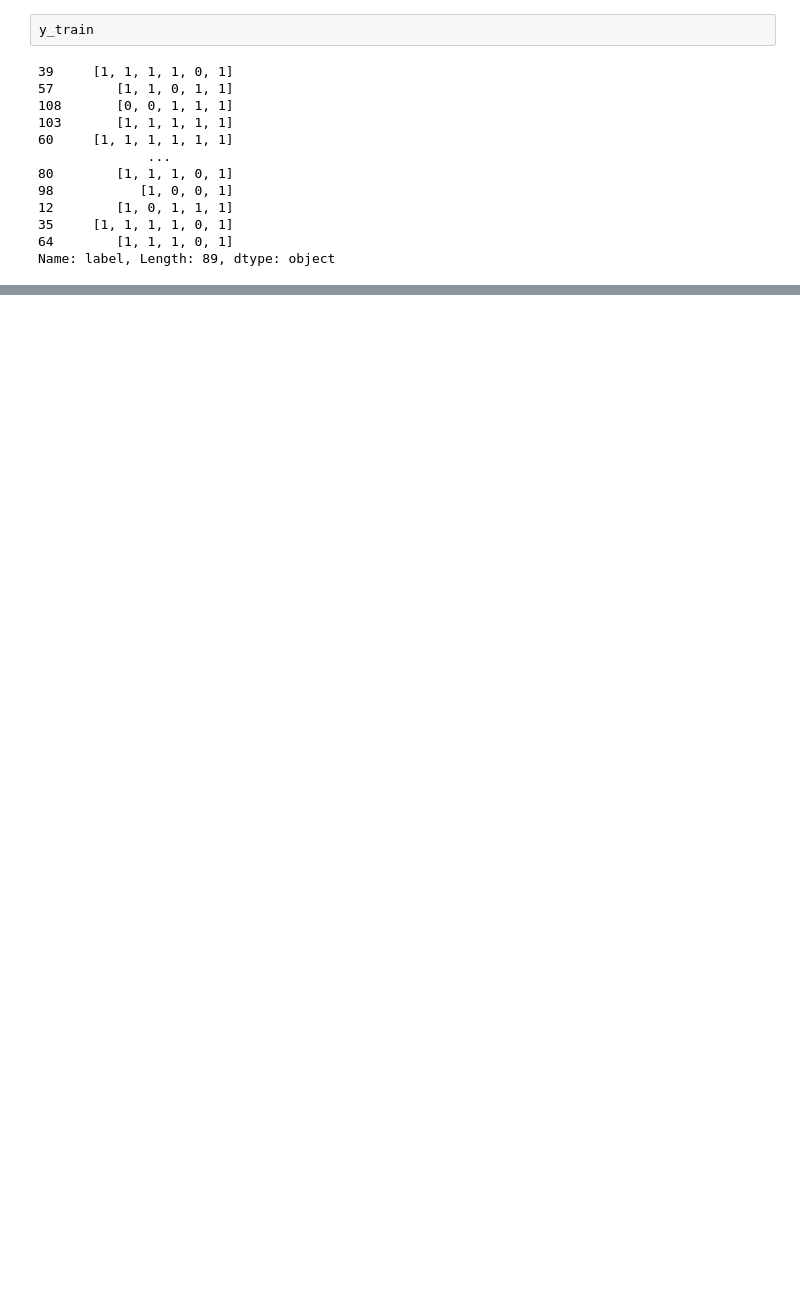
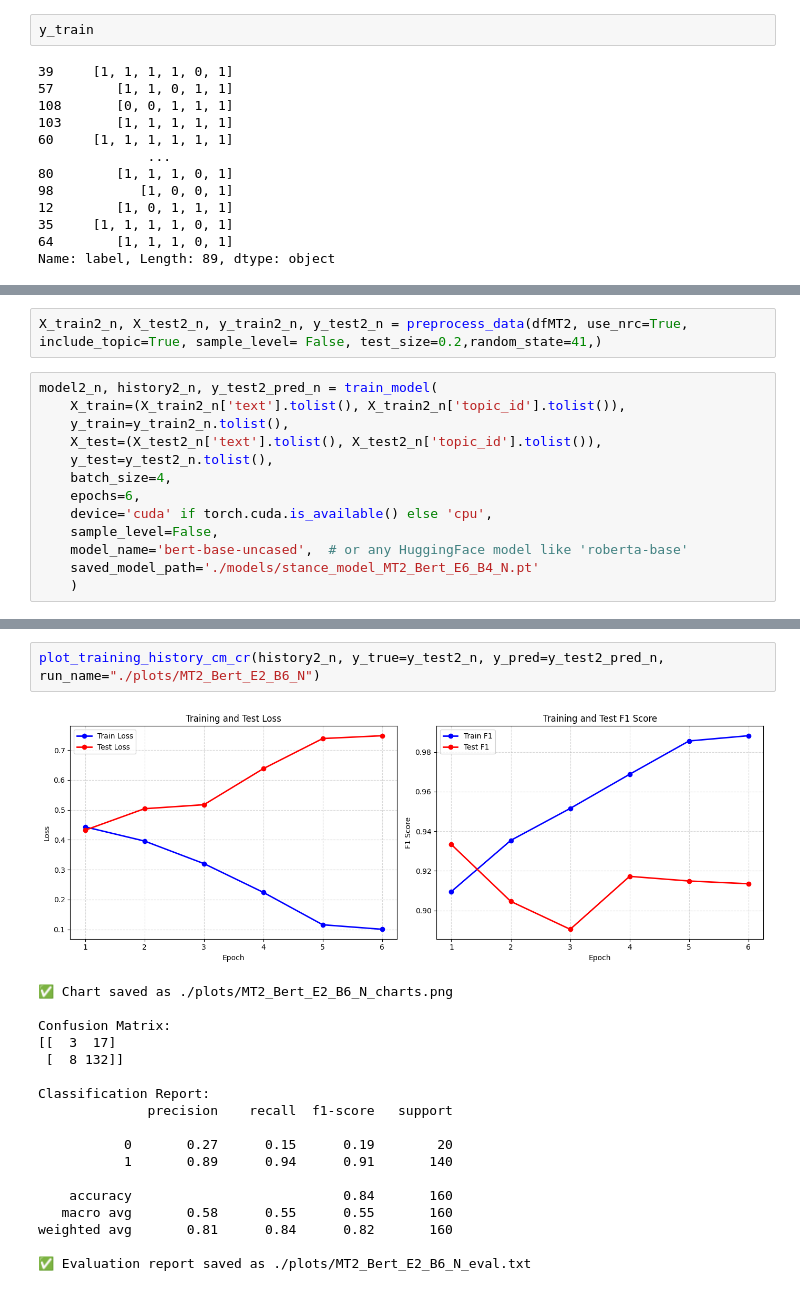
Before and after one commit to myeghaneh/ArguSentiment, a Jupyter notebook: src/experiments.ipynb, the cells around one changed output, grey strips where cells are left out. Saved outputs shown, nothing was run; the diff lists cells and outputs as text; blank space fills up the shorter version.

```diff
--- a/src/experiments.ipynb
+++ b/src/experiments.ipynb
@@ -101,0 +244,15 @@ BERTClassifier(
+# %%
+X_train2_n, X_test2_n, y_train2_n, y_test2_n = preprocess_data(dfMT2, use_nrc=True, include_topic=True, sample_level= False, test_size=0.2,random_state=41,)
+# %%
+model2_n, history2_n, y_test2_pred_n = train_model(
+    X_train=(X_train2_n['text'].tolist(), X_train2_n['topic_id'].tolist()),
+    y_train=y_train2_n.tolist(),
+    X_test=(X_test2_n['text'].tolist(), X_test2_n['topic_id'].tolist()),
+    y_test=y_test2_n.tolist(),
+    batch_size=4,
+    epochs=6,
+    device='cuda' if torch.cuda.is_available() else 'cpu',
+    sample_level=False,
+    model_name='bert-base-uncased',  # or any HuggingFace model like 'roberta-base'
+    saved_model_path='./models/stance_model_MT2_Bert_E6_B4_N.pt'
+    )
@@ -101,0 +297,21 @@ BERTClassifier(
+# %%
+plot_training_history_cm_cr(history2_n, y_true=y_test2_n, y_pred=y_test2_pred_n, run_name="./plots/MT2_Bert_E2_B6_N")
+# %% [output]
+[figure, added]
+✅ Chart saved as ./plots/MT2_Bert_E2_B6_N_charts.png
+
+Confusion Matrix:
+[[  3  17]
+ [  8 132]]
+
+Classification Report:
+              precision    recall  f1-score   support
+
+           0       0.27      0.15      0.19        20
+           1       0.89      0.94      0.91       140
+
+    accuracy                           0.84       160
+   macro avg       0.58      0.55      0.55       160
+weighted avg       0.81      0.84      0.82       160
+
+✅ Evaluation report saved as ./plots/MT2_Bert_E2_B6_N_eval.txt
```
Also changed, not shown: parts of 43 cells of this notebook, 1 other file.
